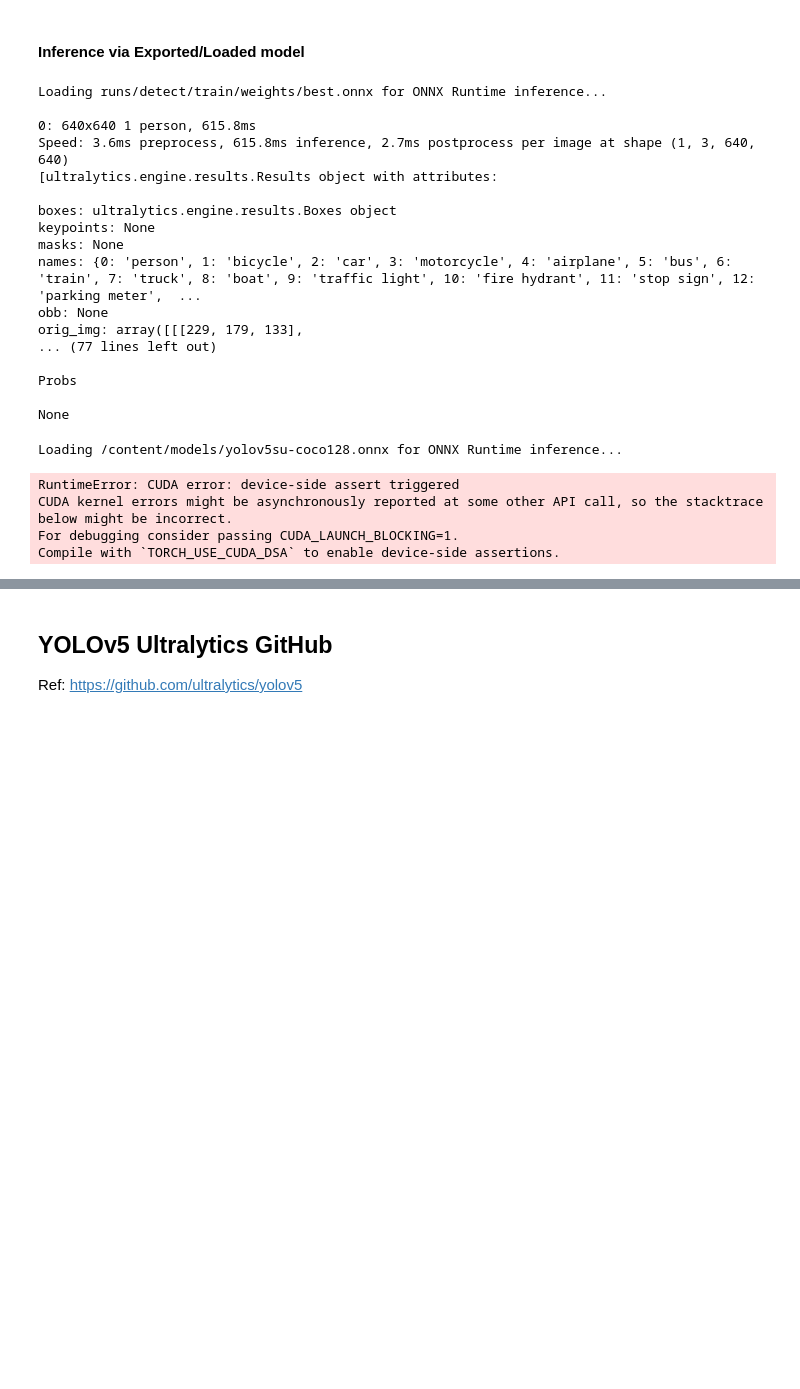
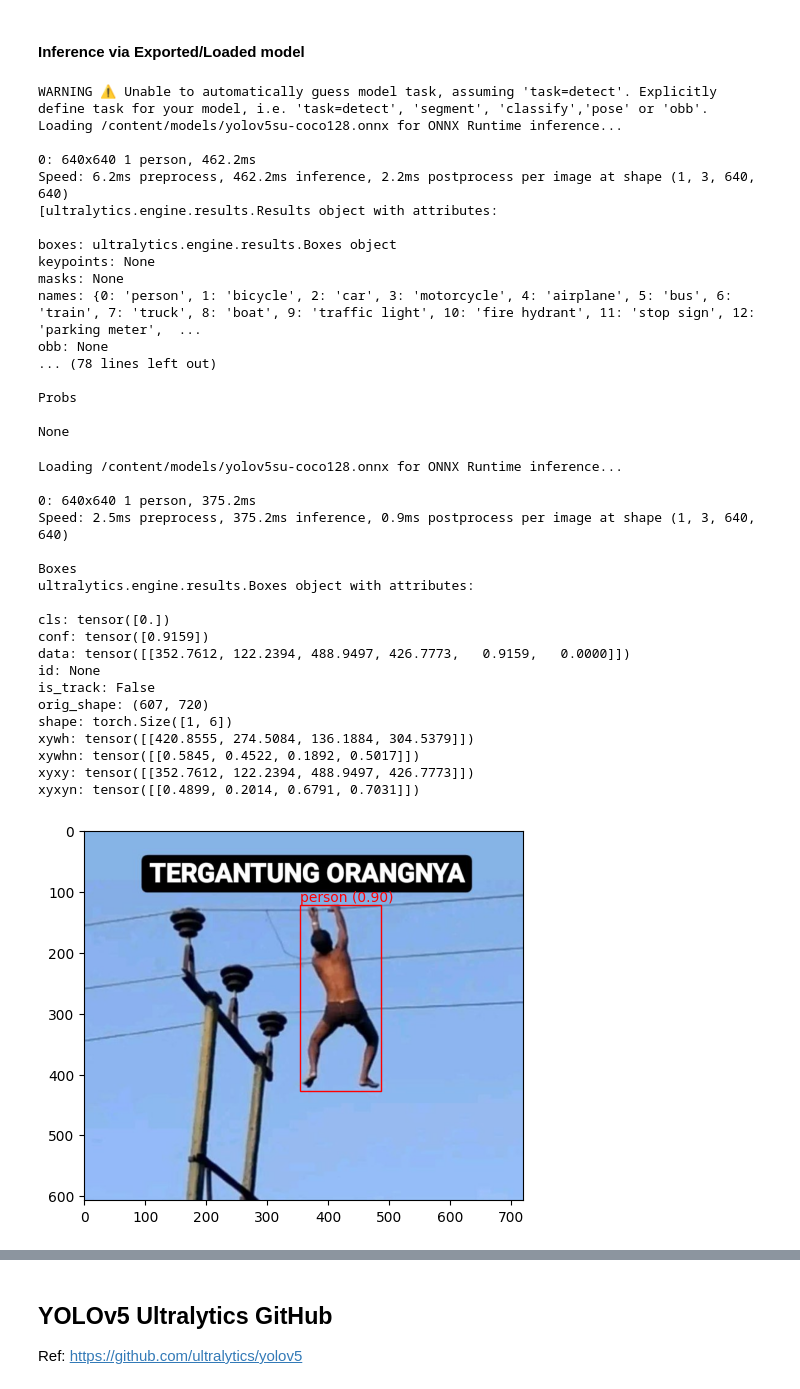
Before and after one commit to rinogrego/KDU-CV, a Jupyter notebook: Tugas-1/Ultralytics_YOLOv5.ipynb, the cells around one changed output, grey strips where cells are left out. Drawn from its saved outputs; the diff is of its cells as text; code cells hidden in the pictures; blank space fills up the shorter version.

```diff
--- a/Tugas-1/Ultralytics_YOLOv5.ipynb
+++ b/Tugas-1/Ultralytics_YOLOv5.ipynb
@@ -424,13 +432,13 @@ Visualize:       https://netron.app
 # %% [markdown]
 #### Inference via Exported/Loaded model
 # %%
-trained_yolo = "runs/detect/train/weights/best.onnx"
+# trained_yolo = "runs/detect/train/weights/best.onnx"
+trained_yolo = "/content/models/yolov5su-coco128.onnx"
 trained_model = YOLO(trained_yolo)
 
 data = {"size": 640, "confidence": 0.25, "iou": 0.45}
 
 image_path = "/content/test/tergantung orangnya.jfif"
-# image_path = "/content/test/YTTA.jpg"
 # img = cv2.cvtColor(cv2.imread(image_path), cv2.COLOR_BGR2RGB)
 results = trained_model(cv2.imread(image_path))
 
@@ -451,10 +459,11 @@ print(keypoints)
 print("\nProbs\n\t")
 print(probs)
 # %% [output]
-Loading runs/detect/train/weights/best.onnx for ONNX Runtime inference...
+WARNING ⚠️ Unable to automatically guess model task, assuming 'task=detect'. Explicitly define task for your model, i.e. 'task=detect', 'segment', 'classify','pose' or 'obb'.
+Loading /content/models/yolov5su-coco128.onnx for ONNX Runtime inference...
 
-0: 640x640 1 person, 615.8ms
-Speed: 3.6ms preprocess, 615.8ms inference, 2.7ms postprocess per image at shape (1, 3, 640, 640)
+0: 640x640 1 person, 462.2ms
+Speed: 6.2ms preprocess, 462.2ms inference, 2.2ms postprocess per image at shape (1, 3, 640, 640)
 [ultralytics.engine.results.Results object with attributes:
 
 boxes: ultralytics.engine.results.Boxes object
@@ -462,8 +471,7 @@ keypoints: None
 masks: None
 names: {0: 'person', 1: 'bicycle', 2: 'car', 3: 'motorcycle', 4: 'airplane', 5: 'bus', 6: 'train', 7: 'truck', 8: 'boat', 9: 'traffic light', 10: 'fire hydrant', 11: 'stop sign', 12: 'parking meter',  ...
 obb: None
-orig_img: array([[[229, 179, 133],
-... (77 lines left out)
+... (78 lines left out)
 
 Probs
 
@@ -474,11 +482,13 @@ None
 pretrained_yolov5_coco128 = "/content/models/yolov5su-coco128.onnx"
 pretrained_model = YOLO(pretrained_yolov5_coco128, task="detect")
 
+image_path = "/content/test/tergantung orangnya.jfif"
 results = pretrained_model(
-    "/content/test/YTTA.jpg",
+    cv2.imread(image_path),
     conf=0.25,
     iou=0.5
 )
+
 ## Process results list
 ## Ref: https://docs.ultralytics.com/modes/predict/#key-features-of-predict-mode
 for result in results:
@@ -493,41 +503,57 @@ print(boxes)
 fig, ax = plt.subplots(1)
 
 # Display the image
+img = cv2.cvtColor(cv2.imread(image_path), cv2.COLOR_BGR2RGB)
 ax.imshow(img)
 
 # Extract bounding box information from JSON
-x = results[0].boxes.xywhn[0]
-y = results[0].boxes.xywhn[1]
-w = results[0].boxes.xywhn[2]
-h = results[0].boxes.xywhn[3]
+x = results[0].boxes.xywhn[0][0]
+y = results[0].boxes.xywhn[0][1]
+w = results[0].boxes.xywhn[0][2]
+h = results[0].boxes.xywhn[0][3]
 conf = results[0].boxes.conf
 
 for item in json_data["data"]:
     x, y, w, h = item["xcenter"], item["ycenter"], item["width"], item["height"]
     confidence = item["confidence"]
     class_name = item["name"]
 
     # Convert to absolute coordinates
     x = int((x - w / 2) * img.shape[1])
     y = int((y - h / 2) * img.shape[0])
     w = int(w * img.shape[1])
     h = int(h * img.shape[0])
 
     # Draw bounding box
     rect = patches.Rectangle((x, y), w, h, linewidth=1, edgecolor='r', facecolor='none')
     ax.add_patch(rect)
 
     # Display class name and confidence
     plt.text(x, y - 5, f'{class_name} ({confidence:.2f})', color='r')
 
 # Show the image with bounding boxes
 plt.show()
 # %% [output]
 Loading /content/models/yolov5su-coco128.onnx for ONNX Runtime inference...
+
+0: 640x640 1 person, 375.2ms
+Speed: 2.5ms preprocess, 375.2ms inference, 0.9ms postprocess per image at shape (1, 3, 640, 640)
+
+Boxes
+ultralytics.engine.results.Boxes object with attributes:
+
+cls: tensor([0.])
+conf: tensor([0.9159])
+data: tensor([[352.7612, 122.2394, 488.9497, 426.7773,   0.9159,   0.0000]])
+id: None
+is_track: False
+orig_shape: (607, 720)
+shape: torch.Size([1, 6])
+xywh: tensor([[420.8555, 274.5084, 136.1884, 304.5379]])
+xywhn: tensor([[0.5845, 0.4522, 0.1892, 0.5017]])
+xyxy: tensor([[352.7612, 122.2394, 488.9497, 426.7773]])
+xyxyn: tensor([[0.4899, 0.2014, 0.6791, 0.7031]])
-RuntimeError: CUDA error: device-side assert triggered
-CUDA kernel errors might be asynchronously reported at some other API call, so the stacktrace below might be incorrect.
-For debugging consider passing CUDA_LAUNCH_BLOCKING=1.
-Compile with `TORCH_USE_CUDA_DSA` to enable device-side assertions.
+[figure, added]
 # %%
 results[0].boxes.xywhn
 # %% [output]
```
Also changed, not shown: parts of 22 cells of this notebook.
